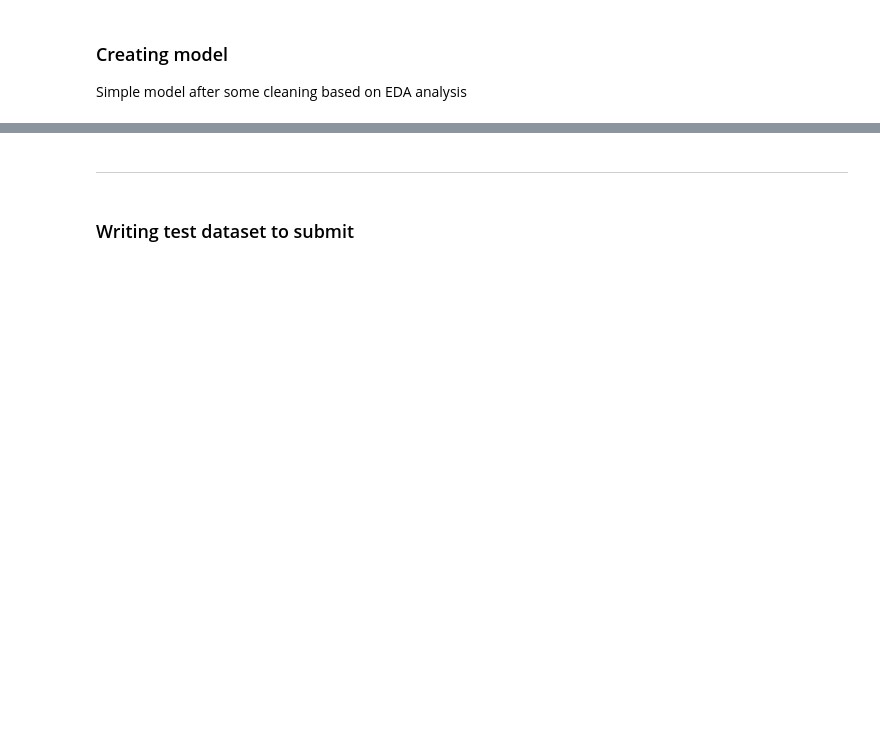
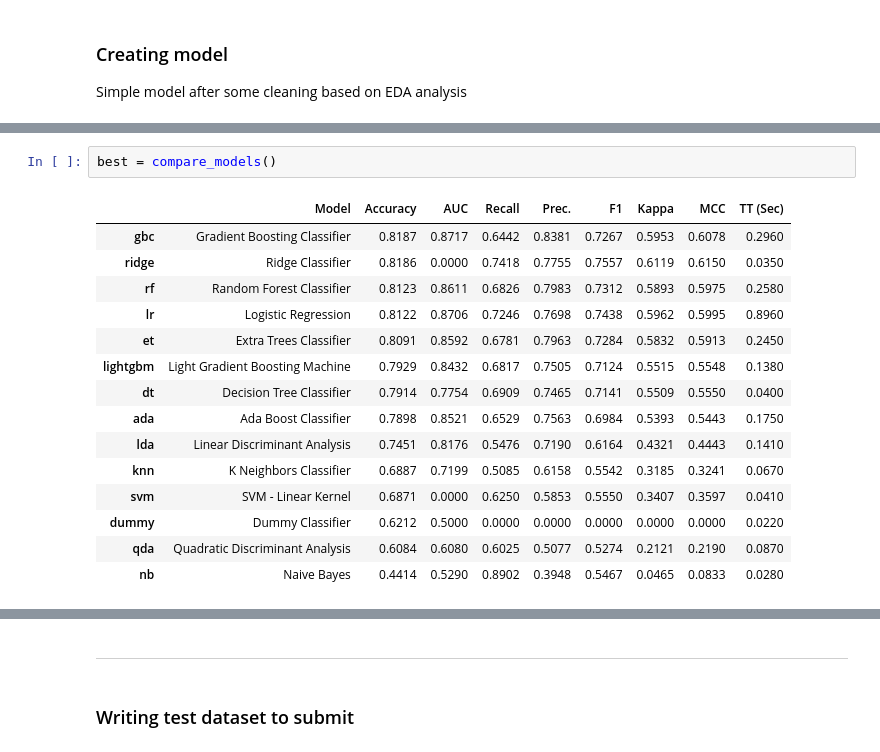
Before and after one commit to rfelipesilva/kaggle-titanic-practice, a Jupyter notebook: jupyter/02_Process.ipynb, the cells around one changed output, grey strips where cells are left out. Cells and saved outputs as stored; diff of their text form; blank space fills up the shorter version.

```diff
--- a/jupyter/02_Process.ipynb
+++ b/jupyter/02_Process.ipynb
@@ -157,0 +202,18 @@ decision_tree = decision_tree.fit(x_train, y_train)
+# %%
+best = compare_models()
+# %% [output]
+|  | Model | Accuracy | AUC | Recall | Prec. | F1 | Kappa | MCC | TT (Sec) |
+| gbc | Gradient Boosting Classifier | 0.8187 | 0.8717 | 0.6442 | 0.8381 | 0.7267 | 0.5953 | 0.6078 | 0.2960 |
+| ridge | Ridge Classifier | 0.8186 | 0.0000 | 0.7418 | 0.7755 | 0.7557 | 0.6119 | 0.6150 | 0.0350 |
+| rf | Random Forest Classifier | 0.8123 | 0.8611 | 0.6826 | 0.7983 | 0.7312 | 0.5893 | 0.5975 | 0.2580 |
+| lr | Logistic Regression | 0.8122 | 0.8706 | 0.7246 | 0.7698 | 0.7438 | 0.5962 | 0.5995 | 0.8960 |
+| et | Extra Trees Classifier | 0.8091 | 0.8592 | 0.6781 | 0.7963 | 0.7284 | 0.5832 | 0.5913 | 0.2450 |
+| lightgbm | Light Gradient Boosting Machine | 0.7929 | 0.8432 | 0.6817 | 0.7505 | 0.7124 | 0.5515 | 0.5548 | 0.1380 |
+| dt | Decision Tree Classifier | 0.7914 | 0.7754 | 0.6909 | 0.7465 | 0.7141 | 0.5509 | 0.5550 | 0.0400 |
+| ada | Ada Boost Classifier | 0.7898 | 0.8521 | 0.6529 | 0.7563 | 0.6984 | 0.5393 | 0.5443 | 0.1750 |
+| lda | Linear Discriminant Analysis | 0.7451 | 0.8176 | 0.5476 | 0.7190 | 0.6164 | 0.4321 | 0.4443 | 0.1410 |
+| knn | K Neighbors Classifier | 0.6887 | 0.7199 | 0.5085 | 0.6158 | 0.5542 | 0.3185 | 0.3241 | 0.0670 |
+| svm | SVM - Linear Kernel | 0.6871 | 0.0000 | 0.6250 | 0.5853 | 0.5550 | 0.3407 | 0.3597 | 0.0410 |
+| dummy | Dummy Classifier | 0.6212 | 0.5000 | 0.0000 | 0.0000 | 0.0000 | 0.0000 | 0.0000 | 0.0220 |
+| qda | Quadratic Discriminant Analysis | 0.6084 | 0.6080 | 0.6025 | 0.5077 | 0.5274 | 0.2121 | 0.2190 | 0.0870 |
+| nb | Naive Bayes | 0.4414 | 0.5290 | 0.8902 | 0.3948 | 0.5467 | 0.0465 | 0.0833 | 0.0280 |
```
Also changed, not shown: parts of 16 cells of this notebook.
